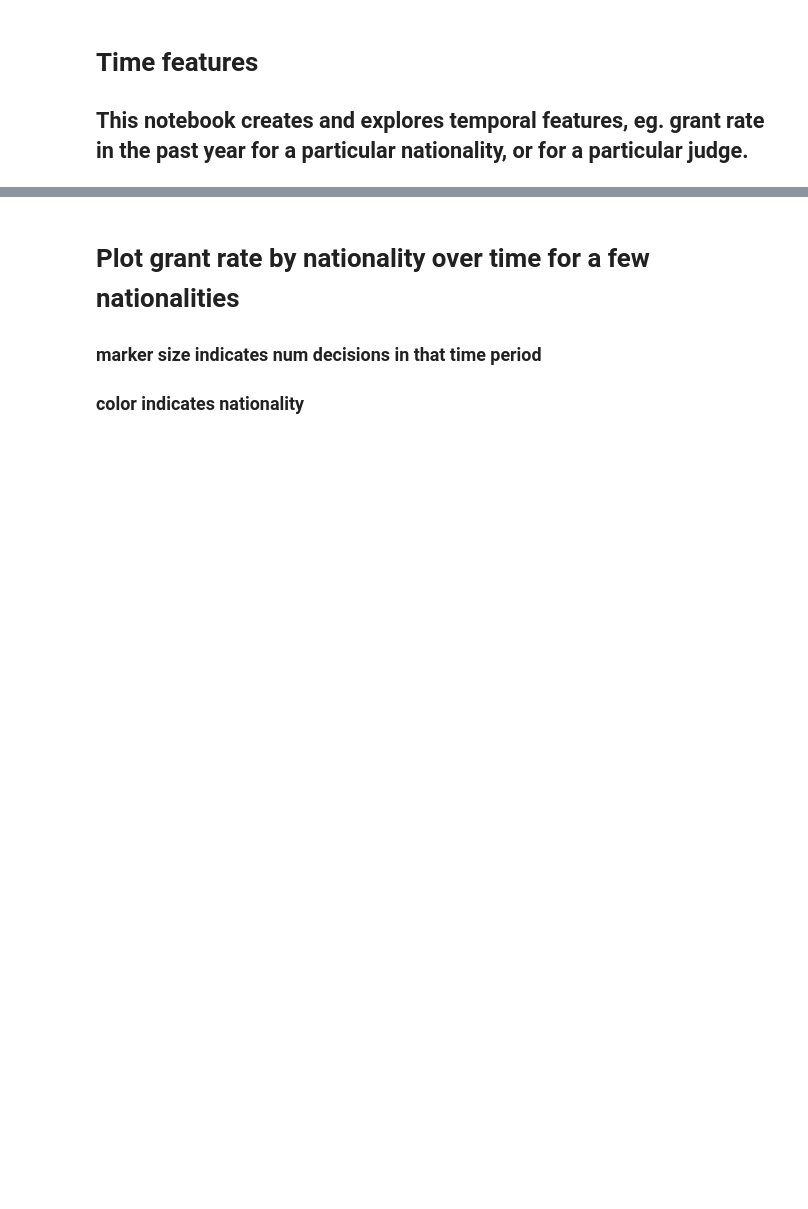
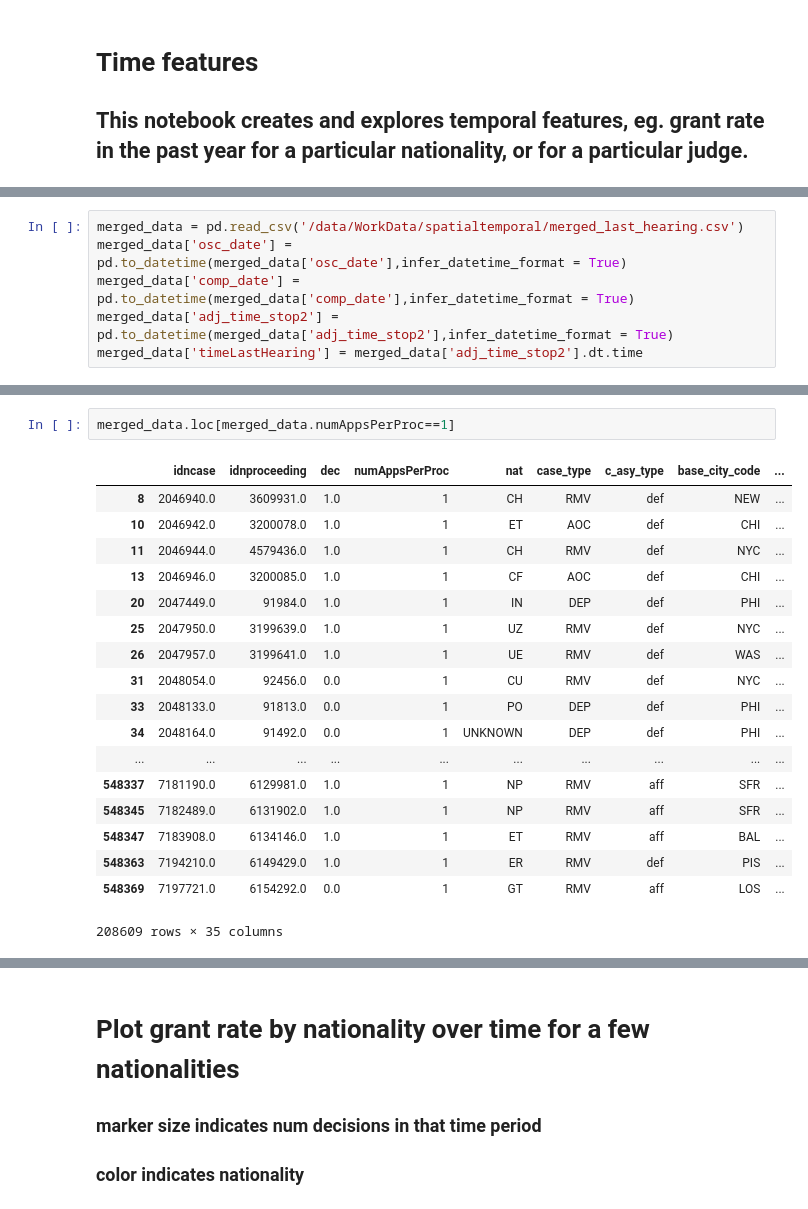
Before and after one commit to aspenyoo/refugees, a Jupyter notebook: time_features.ipynb, the cells around one changed output, grey strips where cells are left out. Drawn from its saved outputs; the diff is of its cells as text; blank space fills up the shorter version.

Commit message:
updated time features

```diff
--- a/time_features.ipynb
+++ b/time_features.ipynb
@@ -337,0 +21,6 @@ nat_yr_grantrate = master_app.groupby(['nat','comp_year'],as_index=False).dec.ag
+# %%
+merged_data = pd.read_csv('/data/WorkData/spatialtemporal/merged_last_hearing.csv')
+merged_data['osc_date'] = pd.to_datetime(merged_data['osc_date'],infer_datetime_format = True)
+merged_data['comp_date'] = pd.to_datetime(merged_data['comp_date'],infer_datetime_format = True)
+merged_data['adj_time_stop2'] = pd.to_datetime(merged_data['adj_time_stop2'],infer_datetime_format = True)
+merged_data['timeLastHearing'] = merged_data['adj_time_stop2'].dt.time
@@ -337,0 +39,21 @@ nat_yr_grantrate = master_app.groupby(['nat','comp_year'],as_index=False).dec.ag
+# %%
+merged_data.loc[merged_data.numAppsPerProc==1]
+# %% [output]
+|  | idncase | idnproceeding | dec | numAppsPerProc | nat | case_type | c_asy_type | base_city_code | ... |
+| 8 | 2046940.0 | 3609931.0 | 1.0 | 1 | CH | RMV | def | NEW | ... |
+| 10 | 2046942.0 | 3200078.0 | 1.0 | 1 | ET | AOC | def | CHI | ... |
+| 11 | 2046944.0 | 4579436.0 | 1.0 | 1 | CH | RMV | def | NYC | ... |
+| 13 | 2046946.0 | 3200085.0 | 1.0 | 1 | CF | AOC | def | CHI | ... |
+| 20 | 2047449.0 | 91984.0 | 1.0 | 1 | IN | DEP | def | PHI | ... |
+| 25 | 2047950.0 | 3199639.0 | 1.0 | 1 | UZ | RMV | def | NYC | ... |
+| 26 | 2047957.0 | 3199641.0 | 1.0 | 1 | UE | RMV | def | WAS | ... |
+| 31 | 2048054.0 | 92456.0 | 0.0 | 1 | CU | RMV | def | NYC | ... |
+| 33 | 2048133.0 | 91813.0 | 0.0 | 1 | PO | DEP | def | PHI | ... |
+| 34 | 2048164.0 | 91492.0 | 0.0 | 1 | UNKNOWN | DEP | def | PHI | ... |
+| ... | ... | ... | ... | ... | ... | ... | ... | ... | ... |
+| 548337 | 7181190.0 | 6129981.0 | 1.0 | 1 | NP | RMV | aff | SFR | ... |
+| 548345 | 7182489.0 | 6131902.0 | 1.0 | 1 | NP | RMV | aff | SFR | ... |
+| 548347 | 7183908.0 | 6134146.0 | 1.0 | 1 | ET | RMV | aff | BAL | ... |
+| 548363 | 7194210.0 | 6149429.0 | 1.0 | 1 | ER | RMV | def | PIS | ... |
+| 548369 | 7197721.0 | 6154292.0 | 0.0 | 1 | GT | RMV | aff | LOS | ... |
+208609 rows × 35 columns
```
Also changed, not shown: parts of 44 cells of this notebook.
